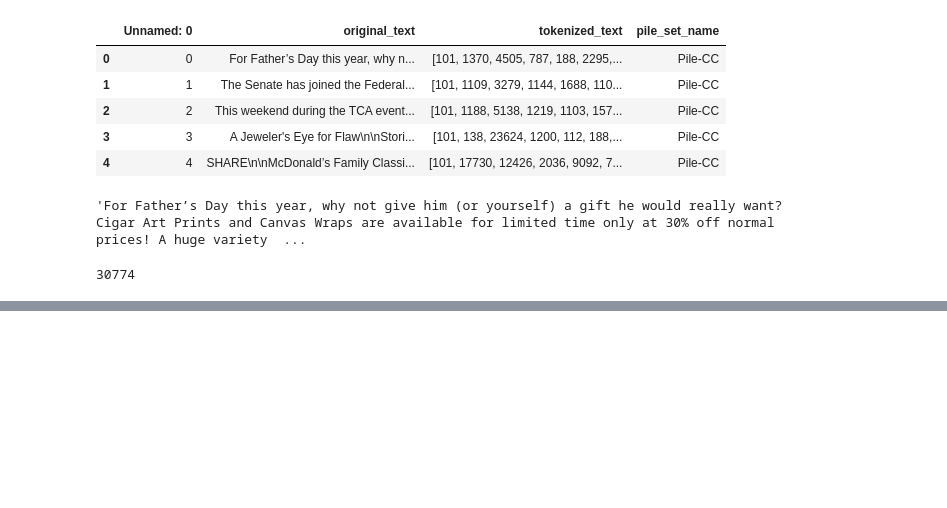
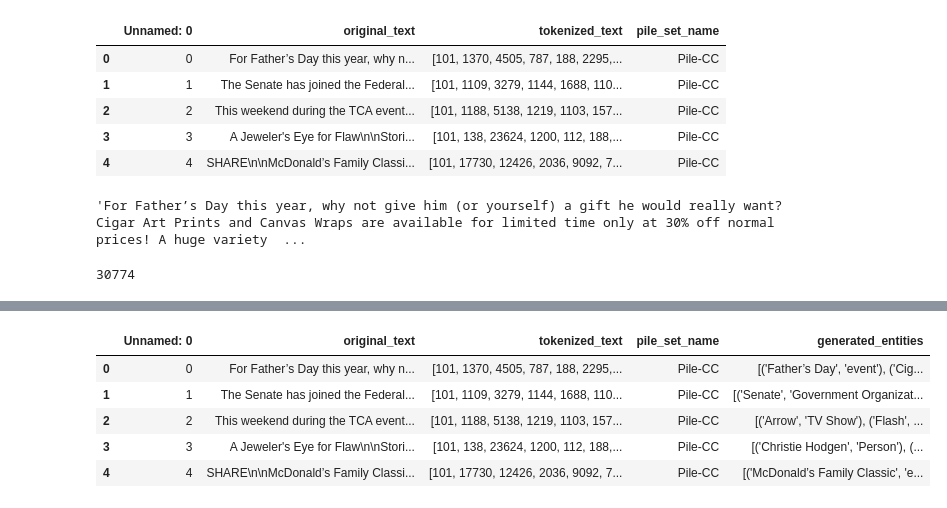
Before and after one commit to MishNia/GenNer, a Jupyter notebook: label_generation.ipynb, the cells around one changed output, grey strips where cells are left out. Cells and saved outputs as stored; diff of their text form; code cells hidden in the pictures; blank space fills up the shorter version.

Commit message:
create new column "generated_entities" and run the process text function for first 10 rows

```diff
--- a/label_generation.ipynb
+++ b/label_generation.ipynb
@@ -146,0 +106,14 @@ TypeError: string indices must be integers
+# %%
+import time
+
+counter = 0
+for index, row in df.iterrows():
+    if counter % 5 == 0 and counter != 0:  # After every 5 calls, sleep for 1 second
+        time.sleep(1)
+    df.at[index, 'generated_entities'] = process_text_passages(row['original_text'])
+    counter += 1
+
+    if counter % 10 == 0:
+      print("Processed 10 passages")
+      df.head()
+      break
@@ -146,0 +138,9 @@ TypeError: string indices must be integers
+# %%
+df.head()
+# %% [output]
+|  | Unnamed: 0 | original_text | tokenized_text | pile_set_name | generated_entities |
+| 0 | 0 | For Father’s Day this year, why n... | [101, 1370, 4505, 787, 188, 2295,... | Pile-CC | [('Father’s Day', 'event'), ('Cig... |
+| 1 | 1 | The Senate has joined the Federal... | [101, 1109, 3279, 1144, 1688, 110... | Pile-CC | [('Senate', 'Government Organizat... |
+| 2 | 2 | This weekend during the TCA event... | [101, 1188, 5138, 1219, 1103, 157... | Pile-CC | [('Arrow', 'TV Show'), ('Flash', ... |
+| 3 | 3 | A Jeweler's Eye for Flaw\n\nStori... | [101, 138, 23624, 1200, 112, 188,... | Pile-CC | [('Christie Hodgen', 'Person'), (... |
+| 4 | 4 | SHARE\n\nMcDonald’s Family Classi... | [101, 17730, 12426, 2036, 9092, 7... | Pile-CC | [('McDonald’s Family Classic', 'e... |
```
Also changed, not shown: parts of 4 cells of this notebook.
